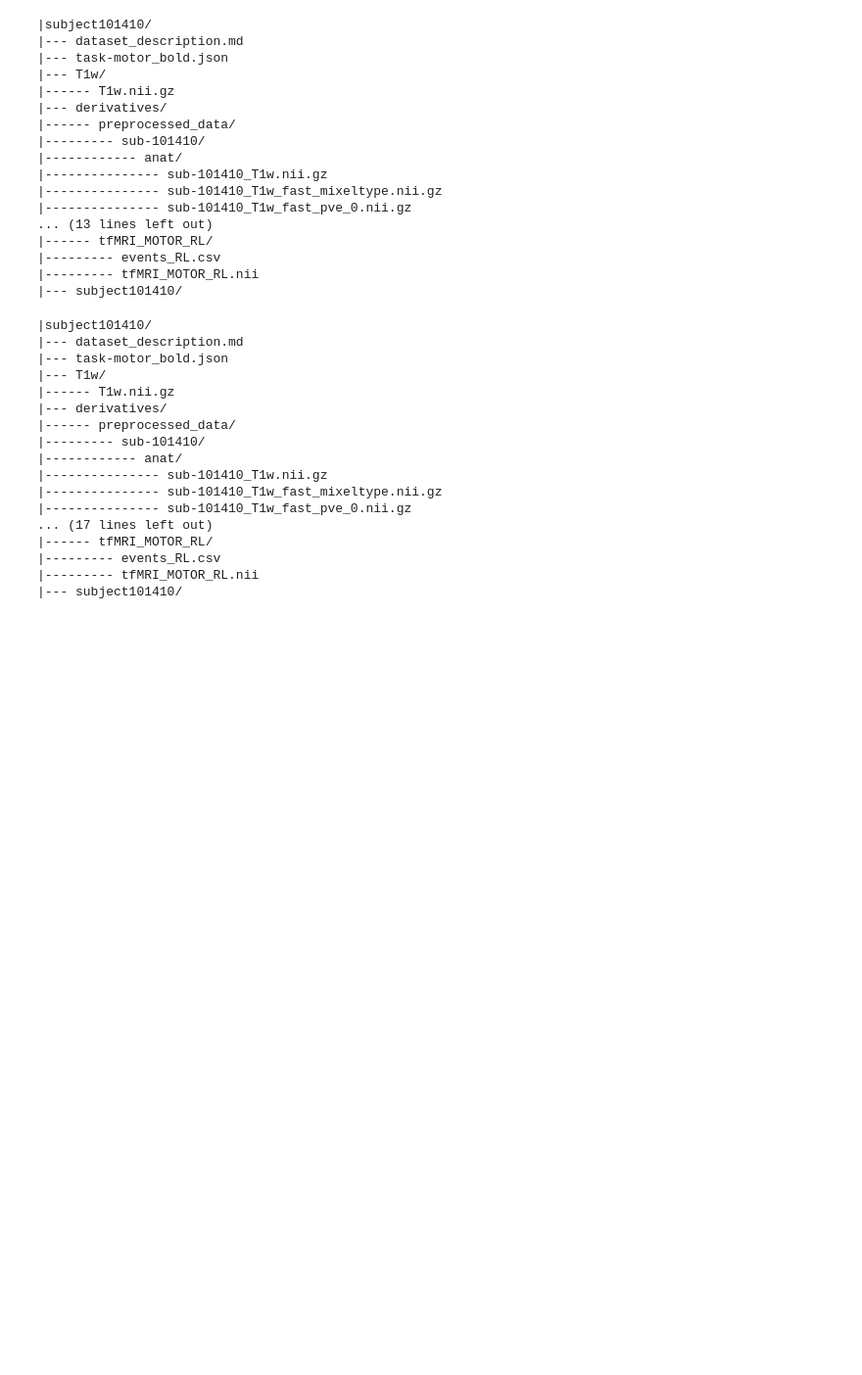
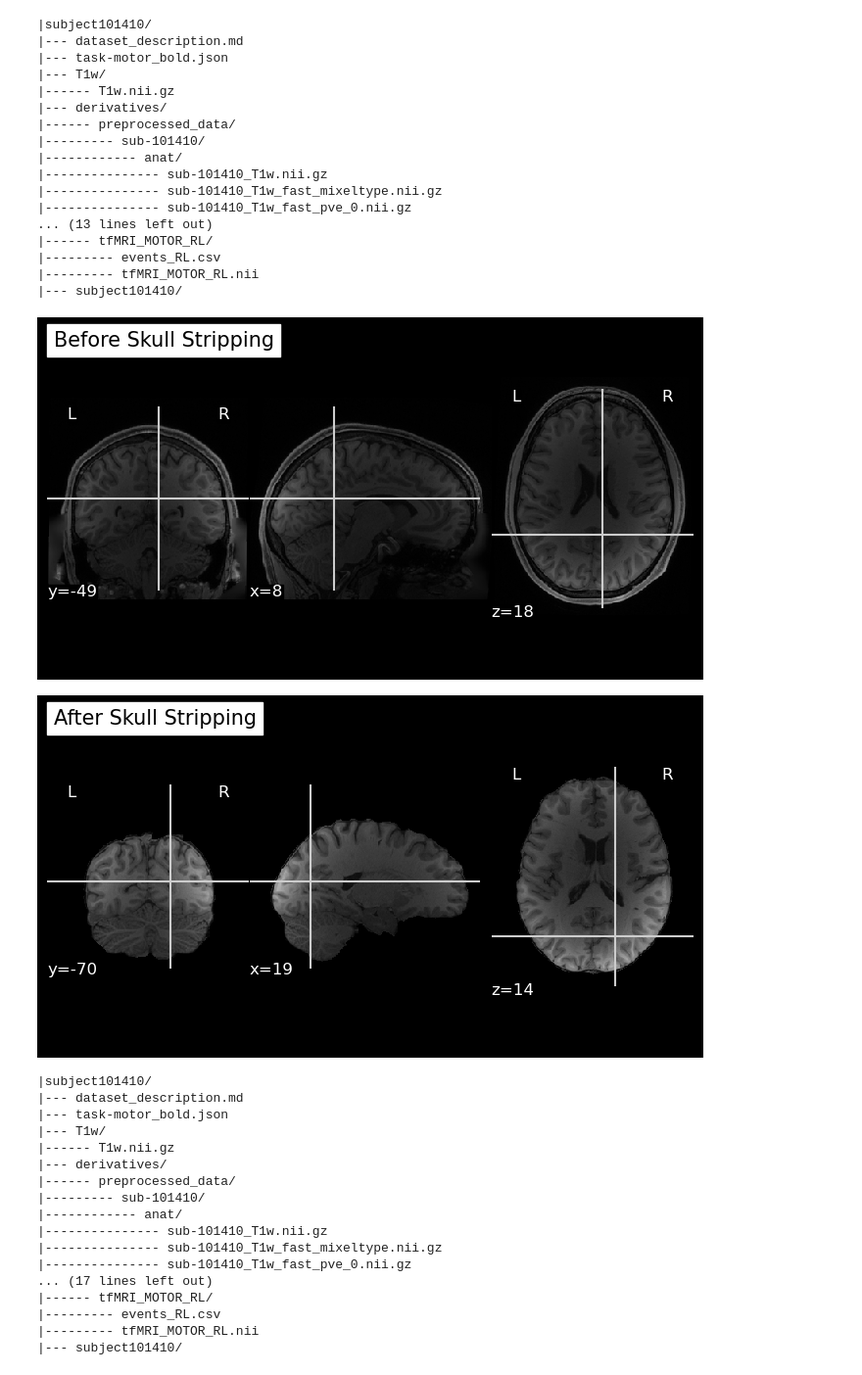
Before and after one commit to Tournedos/NSSP_project1_GroupK, a Jupyter notebook: Preprocess.ipynb, the cells around one changed output. Shown: that part at 98% size. Drawn from its saved outputs; the diff is of its cells as text; code cells hidden in the pictures; blank space fills up the shorter version.

Commit message:
plots preprocessing finis

```diff
--- a/Preprocess.ipynb
+++ b/Preprocess.ipynb
@@ -233,6 +228,20 @@ print_dir_tree(bids_root, max_depth=5)
 # %%
 fsleyesDisplay.resetOverlays()
 fsleyesDisplay.load(betted_brain_path)
+# %%
+#plots for report
+from nilearn.plotting import plot_anat
+import matplotlib.pyplot as plt
+
+anatomical_path = op.join(bids_root, 'T1w', 'T1w.nii.gz') # The original brain
+betted_brain_path = op.join(preproc_root, 'sub-101410', 'anat', 'sub-101410_T1w.nii.gz') # The brain without skull is in the derivatives folder
+
+plot_anat(anatomical_path, title="Before Skull Stripping")
+plot_anat(betted_brain_path, title="After Skull Stripping")
+plt.show()
+# %% [output]
+[figure, added]
+[figure, added]
 # %%
 # tissue segmentation, prend long la première fois désolé coline et greg
 fast_target = betted_brain_path
```
Also changed, not shown: parts of 7 cells of this notebook.
